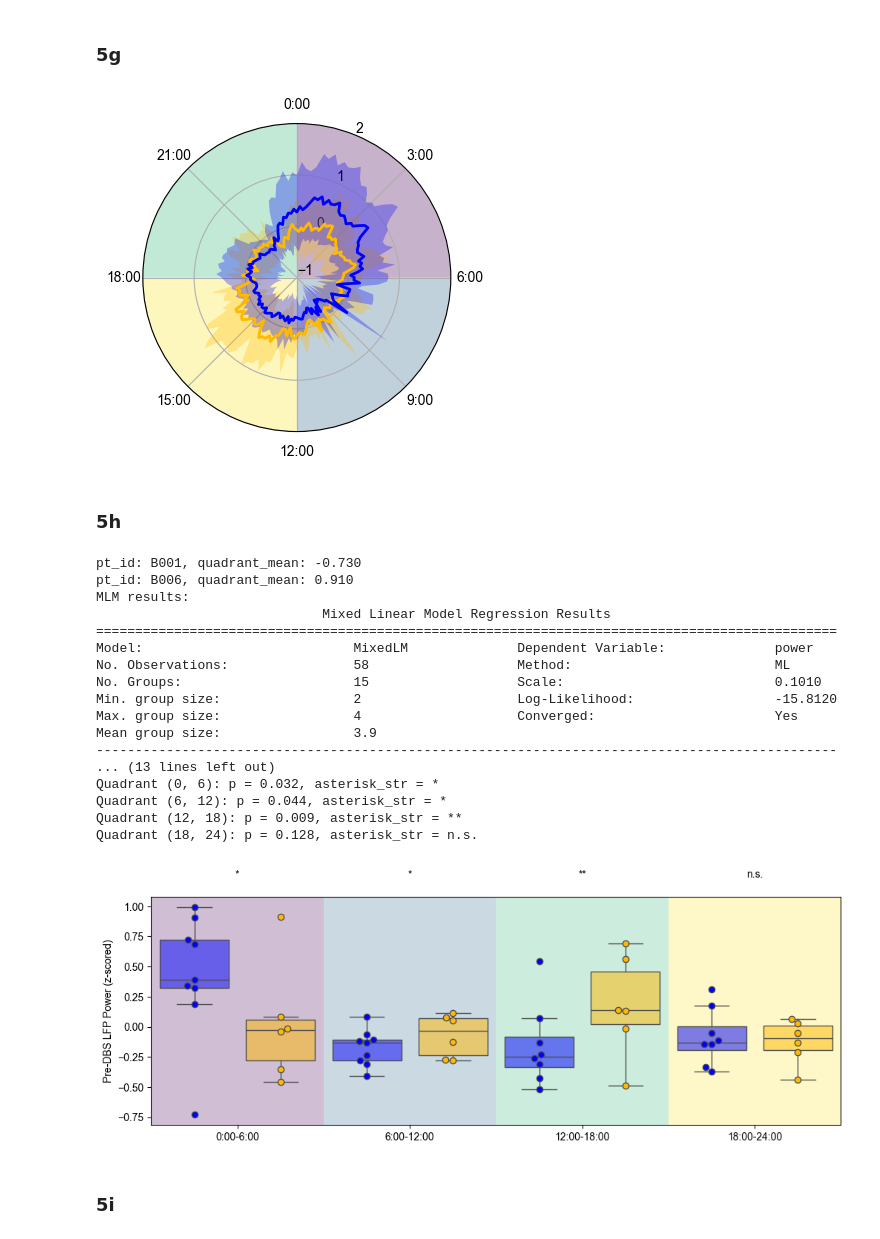
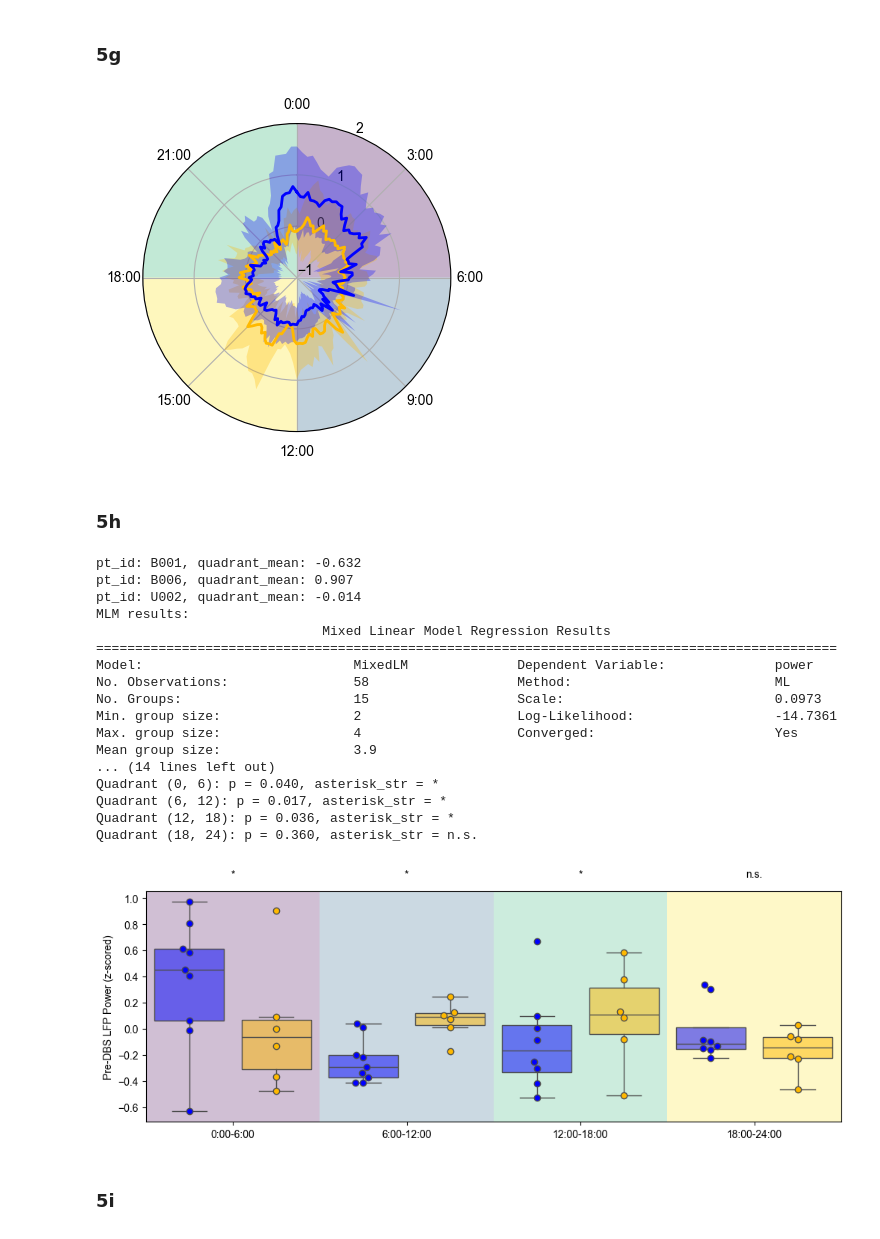
Before and after one commit to ProvenzaLab/PerceptPredictability, a Jupyter notebook: process_data.ipynb, the cells around one changed output. Saved outputs shown, nothing was run; the diff lists cells and outputs as text; code cells hidden in the pictures.

```diff
--- a/process_data.ipynb
+++ b/process_data.ipynb
@@ -1836,8 +1834,6 @@ for status, status_predbs_df in predbs_df.groupby('response_status'):
     theta = np.concatenate([theta, [theta[0] + 2 * np.pi]])
     means = np.concatenate([means, [means[0]]])
     stds = np.concatenate([stds, [stds[0]]])
-
-    theta -= np.pi / 12 * 5  # Adjust for Central Time (UTC-5ish)
 
     ax.plot(theta, means, label=status, color=COL_PAL[status], lw=2, zorder=8)
     ax.fill_between(theta, means - stds, means + stds, color=COL_PAL[status], alpha=0.3, edgecolor='none', zorder=5)
@@ -1869,7 +1865,7 @@ ax.set(
 )
 plt.show()
 # %% [output]
-[figure, old version]
+[figure, new version]
 # %% [markdown]
 ### 5h
 # %%
@@ -1882,8 +1878,6 @@ predbs_df = df.query('days_since_dbs < 0')
 pt_feature_dict = {}
 for quadrant in quadrants:
     start_hr, end_hr = quadrant
-    start_hr = (start_hr + 5) % 24
-    end_hr = (end_hr + 5) % 24
     start_hr, end_hr = dttime(start_hr, 0), dttime(end_hr, 0)
 
     for pt_id, predbs_pt_df in predbs_df.groupby('pt_id'):
@@ -1954,44 +1948,44 @@ for i, quadrant in enumerate(quadrants):
         asterisk_str = get_asterisk_str(pval[0])
         print(f'Quadrant {quadrant}: p = {pval[0]:.3f}, asterisk_str = {asterisk_str}')
     else:
         asterisk_str = 'n/a'
     x_pos = i * 2 + 0.5
     ax.text(x_pos, ax.get_ylim()[1], asterisk_str, ha='center', va='bottom', transform=ax.get_xaxis_transform())
 
 ylim = ax.get_ylim()
 sample_points = np.linspace(0, 1, 4)
 colors_in_colormap_order = [mcolors.to_hex(viridis(p)) for p in sample_points]
 for i, (start, end) in enumerate(quadrants):
     color = colors_in_colormap_order[i]
     ax.fill_betweenx(ylim, i*2-.5, i*2+1.5, color=color, alpha=0.25, ec=None, zorder=0)
 
 ax.set(
     xticks=[0.5, 2.5, 4.5, 6.5],
     xticklabels=quadrant_labels,
     ylabel='Pre-DBS LFP Power (z-scored)',
     ylim=ylim
 )
 
 plt.show()
 # %% [output]
-pt_id: B001, quadrant_mean: -0.730
-pt_id: B006, quadrant_mean: 0.910
+pt_id: B001, quadrant_mean: -0.632
+pt_id: B006, quadrant_mean: 0.907
+pt_id: U002, quadrant_mean: -0.014
 MLM results:
                              Mixed Linear Model Regression Results
 ===============================================================================================
 Model:                           MixedLM              Dependent Variable:              power
 No. Observations:                58                   Method:                          ML
-No. Groups:                      15                   Scale:                           0.1010
-Min. group size:                 2                    Log-Likelihood:                  -15.8120
+No. Groups:                      15                   Scale:                           0.0973
+Min. group size:                 2                    Log-Likelihood:                  -14.7361
 Max. group size:                 4                    Converged:                       Yes
 Mean group size:                 3.9
------------------------------------------------------------------------------------------------
-... (13 lines left out)
-Quadrant (0, 6): p = 0.032, asterisk_str = *
-Quadrant (6, 12): p = 0.044, asterisk_str = *
-Quadrant (12, 18): p = 0.009, asterisk_str = **
-Quadrant (18, 24): p = 0.128, asterisk_str = n.s.
+... (14 lines left out)
+Quadrant (0, 6): p = 0.040, asterisk_str = *
+Quadrant (6, 12): p = 0.017, asterisk_str = *
+Quadrant (12, 18): p = 0.036, asterisk_str = *
+Quadrant (18, 24): p = 0.360, asterisk_str = n.s.
-[figure, old version]
+[figure, new version]
 # %% [markdown]
 ### 5i
 # %%
```
Also changed, not shown: parts of 3 cells of this notebook, 3 other files.
